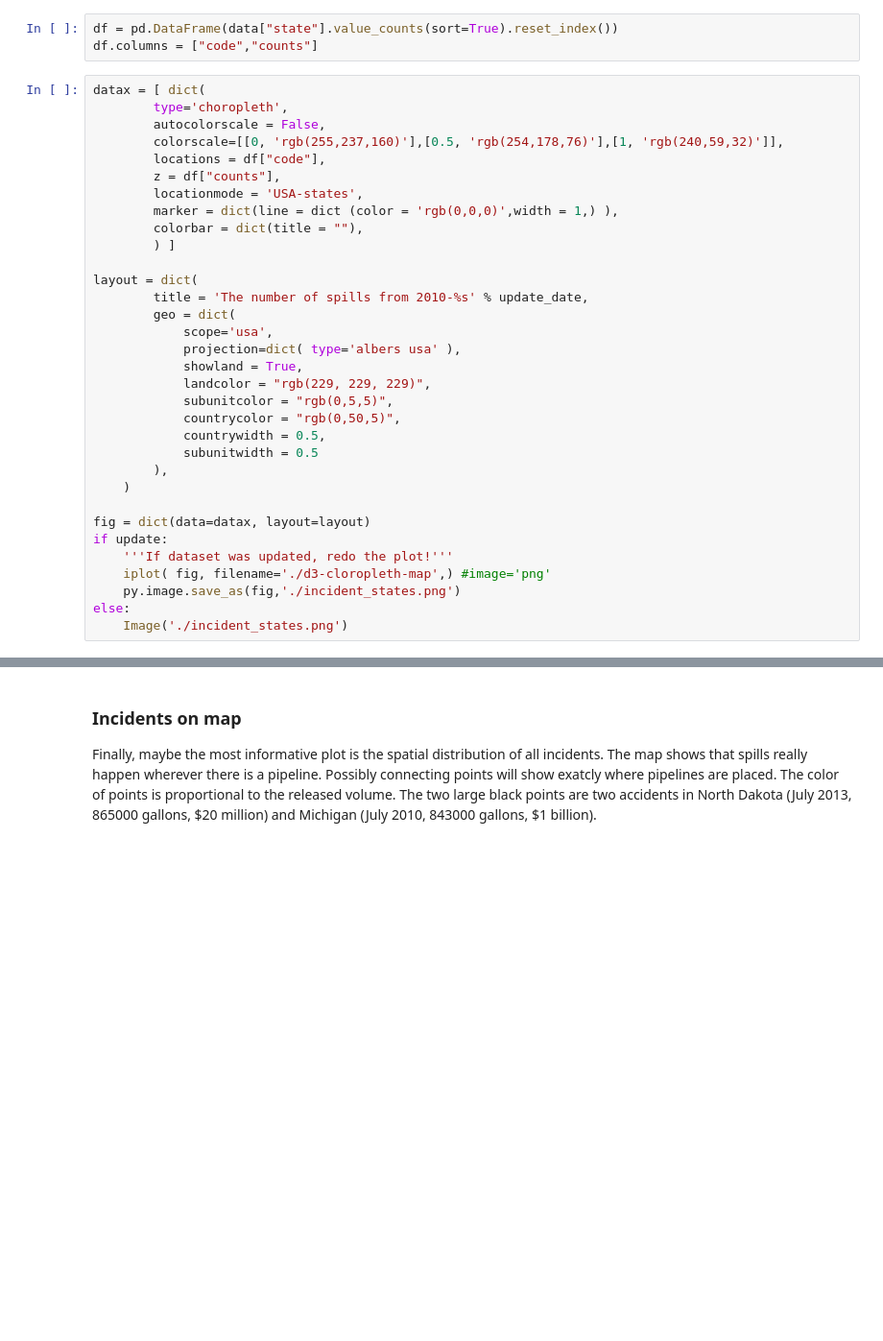
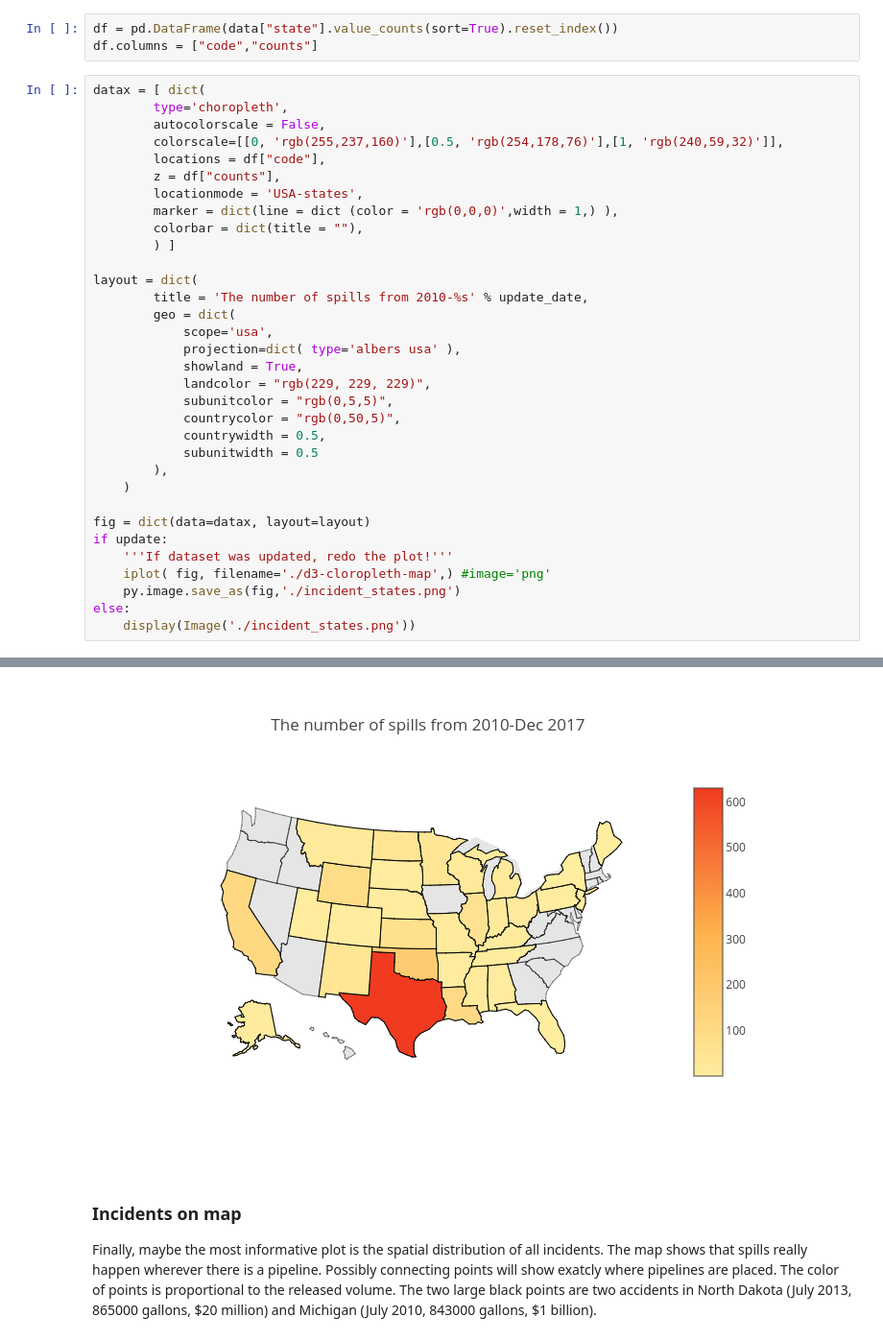
Before and after one commit to Mahdisadjadi/pipeline-incidents, a Jupyter notebook: pipeline.ipynb, the cells around one changed output, grey strips where cells are left out. Shown: that part at 96% size. Saved outputs shown, nothing was run; the diff lists cells and outputs as text; blank space fills up the shorter version.

```diff
--- a/pipeline.ipynb
+++ b/pipeline.ipynb
@@ -405,5 +405,5 @@ if update:
     iplot( fig, filename='./d3-cloropleth-map',) #image='png'
     py.image.save_as(fig,'./incident_states.png')
 else:
-    Image('./incident_states.png')
+    display(Image('./incident_states.png'))
 # %% [output]
@@ -411,3 +410,4 @@ else:
+[figure, added]
 # %% [markdown]
 ### Incidents on map
 
```
Also changed, not shown: parts of 3 cells of this notebook, 1 other file.
